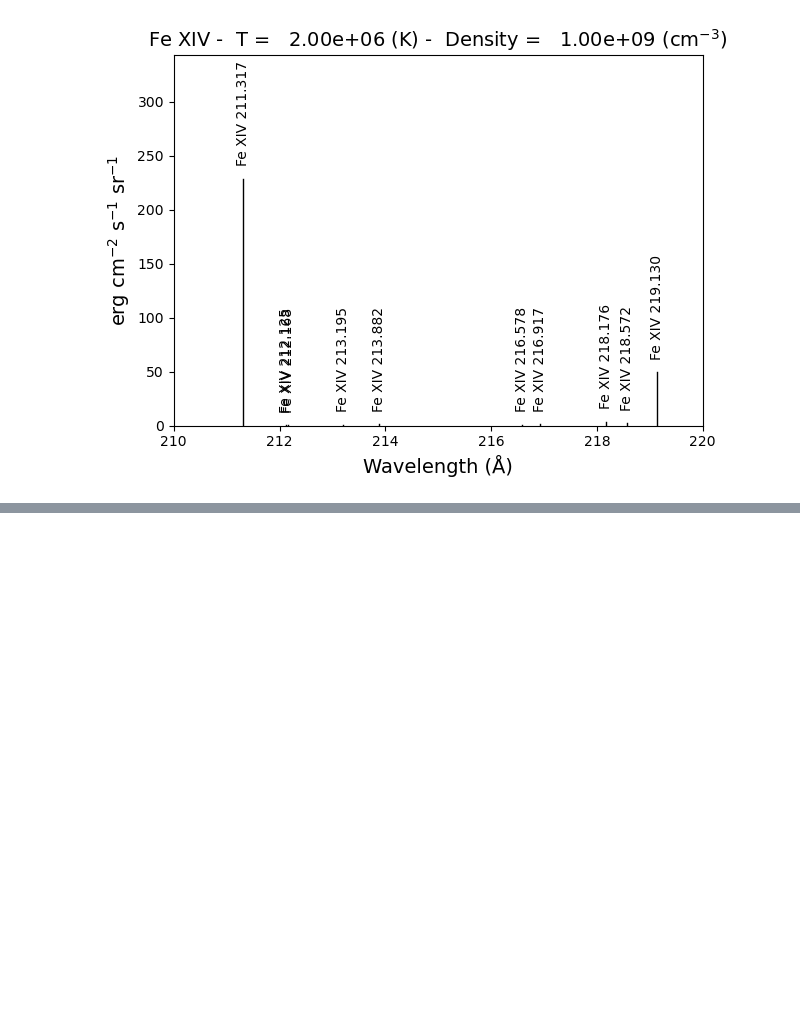
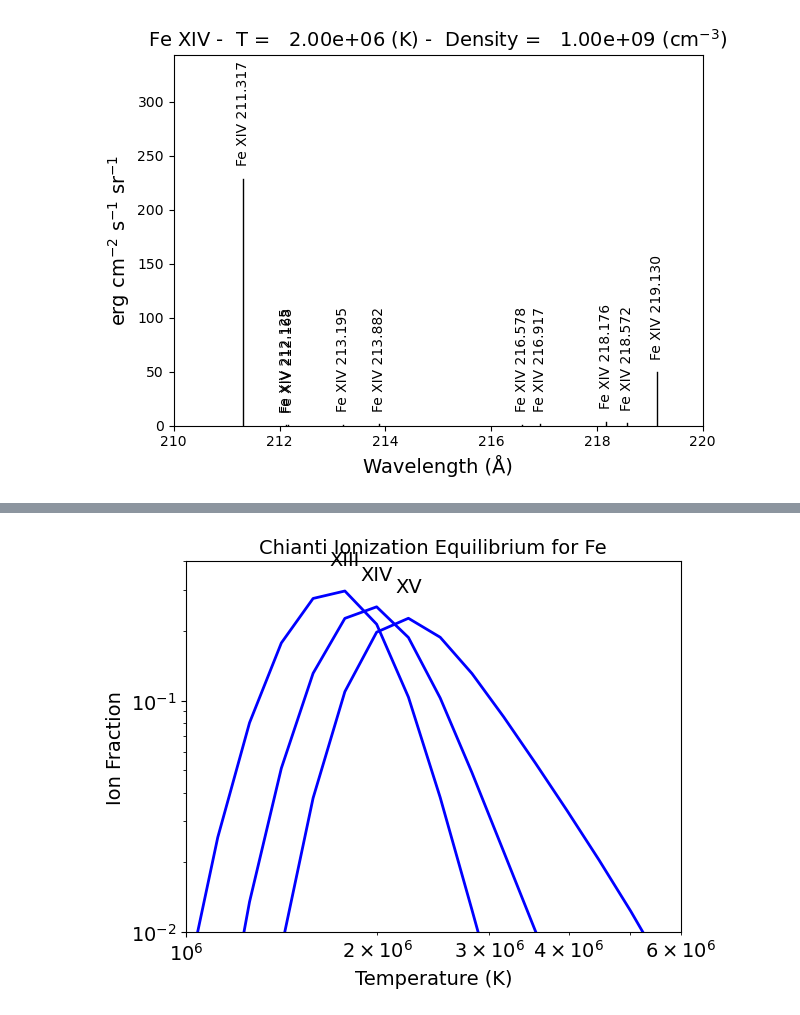
Before and after one commit to MaoChengzhi/EVE-spectrum-correction, a Jupyter notebook: Chapter4_v3/basic_ops/chiant_test.ipynb, the cells around one changed output, grey strips where cells are left out. Saved outputs shown, nothing was run; the diff lists cells and outputs as text; code cells hidden in the pictures; blank space fills up the shorter version.

```diff
--- a/Chapter4_v3/basic_ops/chiant_test.ipynb
+++ b/Chapter4_v3/basic_ops/chiant_test.ipynb
@@ -29,0 +71,6 @@ using index =    10 specifying temperature =    2.00e+06
+# %%
+plt.figure()
+fe.plot(stages=[13,14,15],tRange=[1.e+6, 6.e+6], yr = [1.e-2, 0.4])
+plt.tight_layout()
+# %% [output]
+[figure, added]
```
Also changed, not shown: parts of 6 cells of this notebook, 10 other files.
